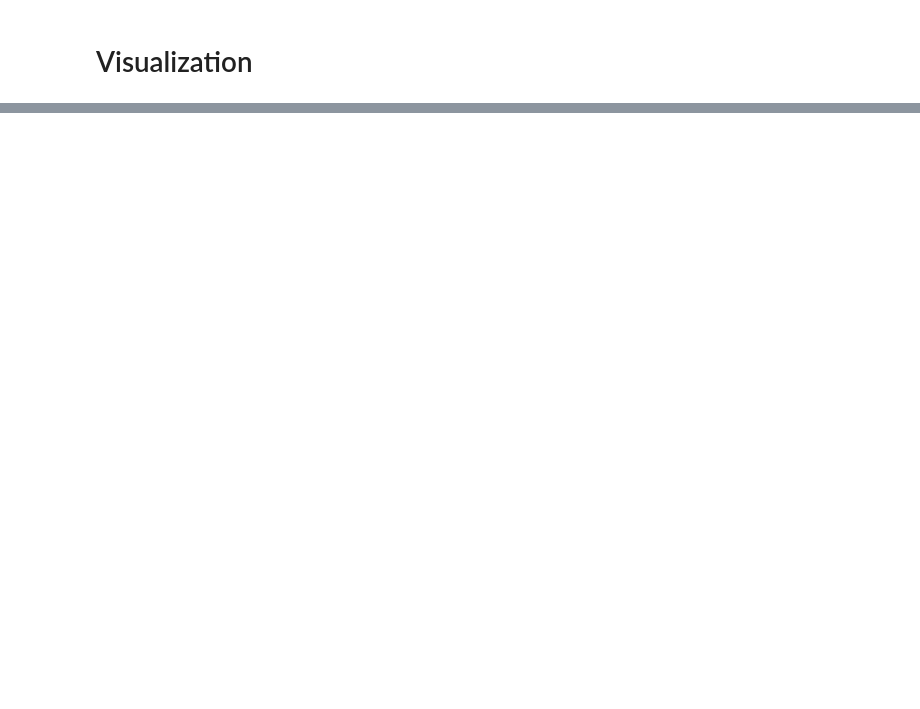
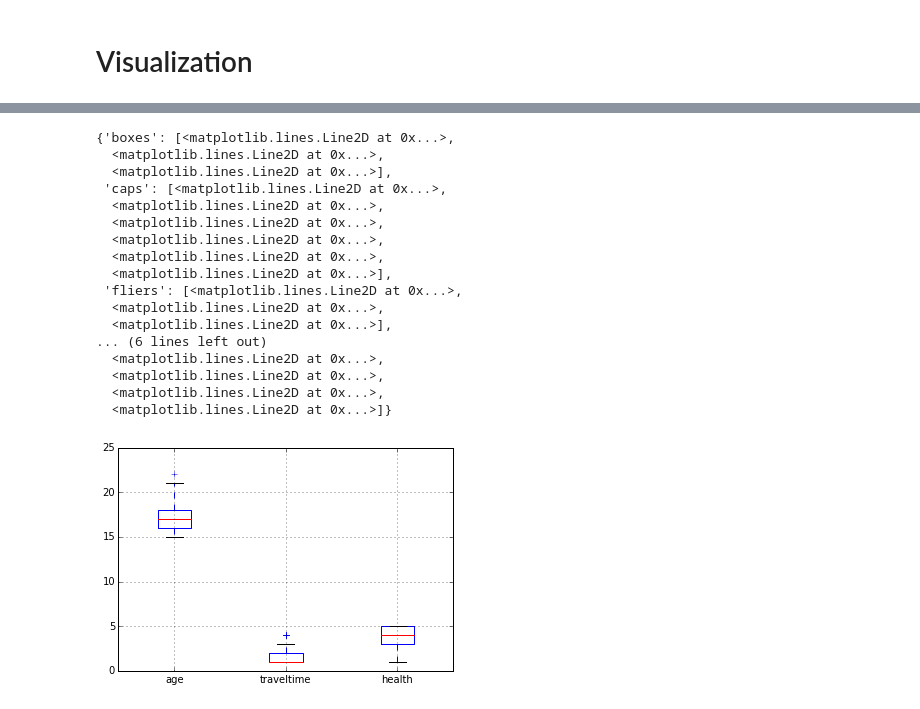
Before and after one commit to wandarinca/Python_Data, a Jupyter notebook: Students.ipynb, the cells around one changed output, grey strips where cells are left out. Cells and saved outputs as stored; diff of their text form; code cells hidden in the pictures; blank space fills up the shorter version.

```diff
--- a/Students.ipynb
+++ b/Students.ipynb
@@ -79,0 +101,2 @@ Edades en el dataset:  [18 17 15 16 19 22 20 21]
+# %%
+dataframe=dataframe.drop(["school","reason","nursery"],axis=1) # column or list of columns we want to dlete.
@@ -79,0 +119,21 @@ Edades en el dataset:  [18 17 15 16 19 22 20 21]
+# %%
+subset.boxplot()
+# %% [output]
+{'boxes': [<matplotlib.lines.Line2D at 0x...>,
+  <matplotlib.lines.Line2D at 0x...>,
+  <matplotlib.lines.Line2D at 0x...>],
+ 'caps': [<matplotlib.lines.Line2D at 0x...>,
+  <matplotlib.lines.Line2D at 0x...>,
+  <matplotlib.lines.Line2D at 0x...>,
+  <matplotlib.lines.Line2D at 0x...>,
+  <matplotlib.lines.Line2D at 0x...>,
+  <matplotlib.lines.Line2D at 0x...>],
+ 'fliers': [<matplotlib.lines.Line2D at 0x...>,
+  <matplotlib.lines.Line2D at 0x...>,
+  <matplotlib.lines.Line2D at 0x...>],
+... (6 lines left out)
+  <matplotlib.lines.Line2D at 0x...>,
+  <matplotlib.lines.Line2D at 0x...>,
+  <matplotlib.lines.Line2D at 0x...>,
+  <matplotlib.lines.Line2D at 0x...>]}
+[figure, added]
```
Also changed, not shown: parts of 18 cells of this notebook.
